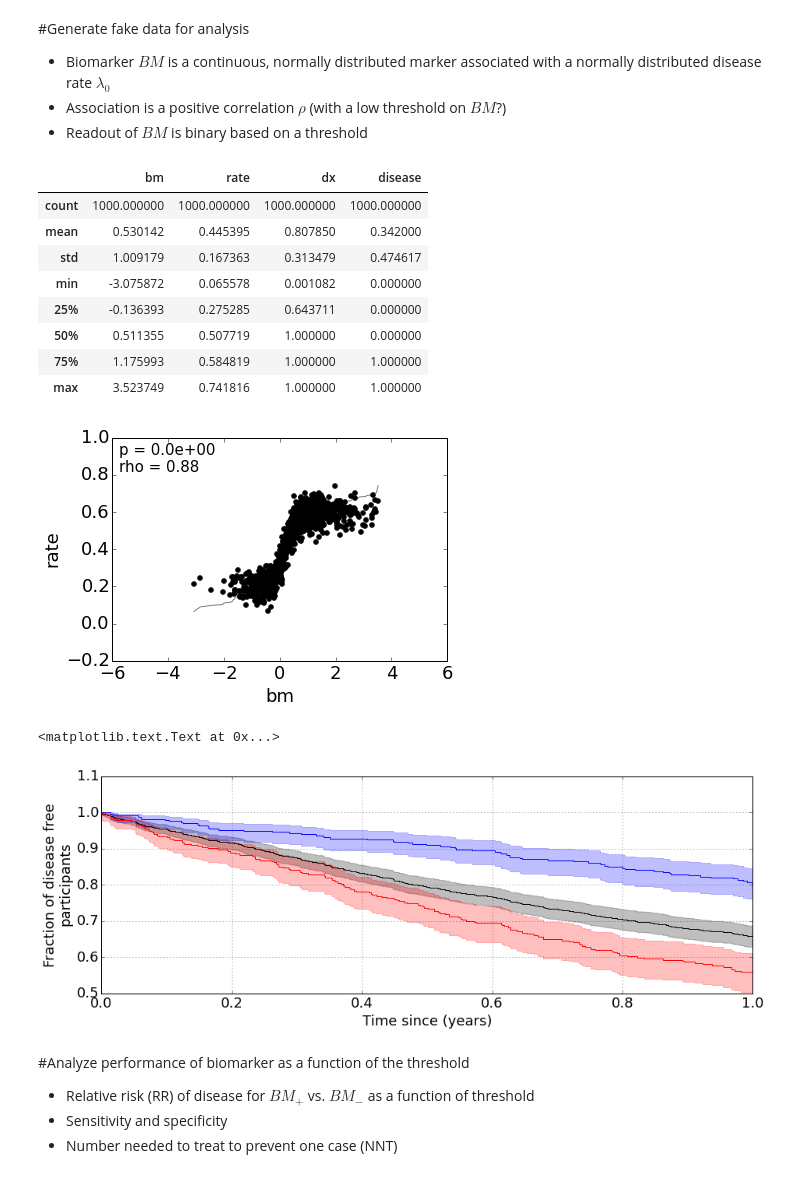
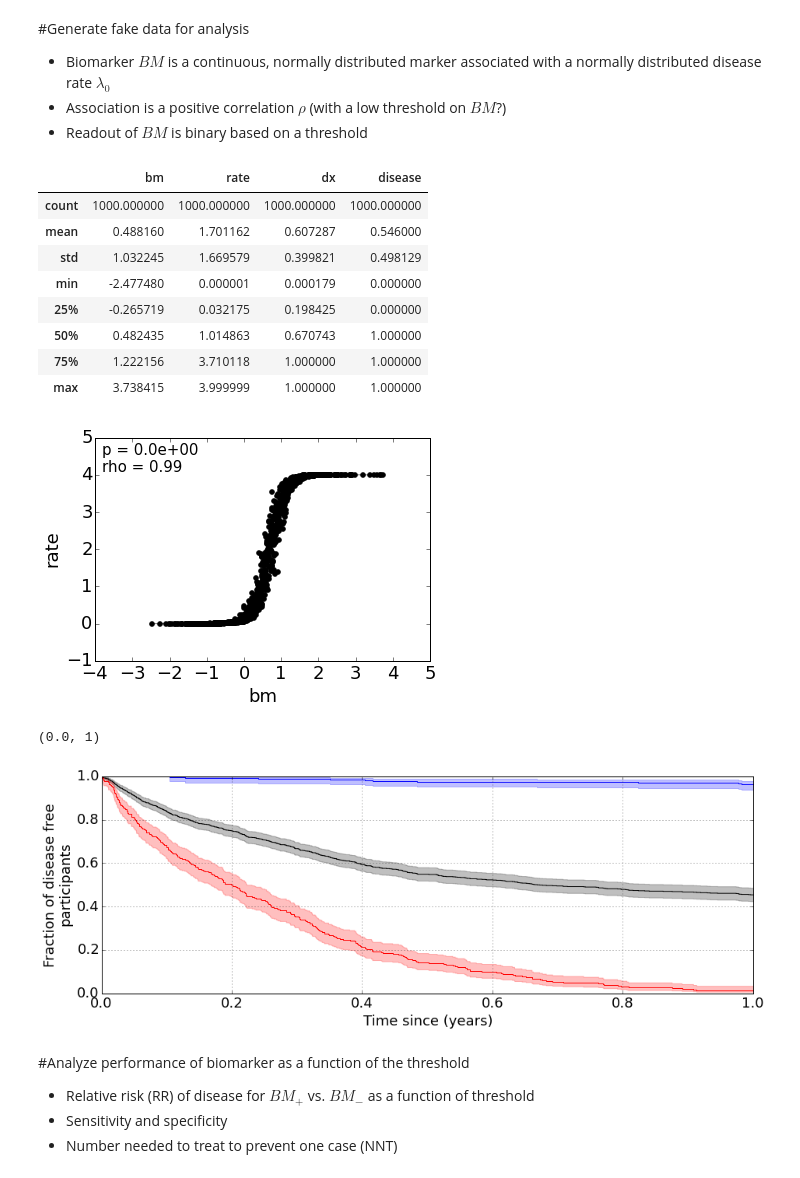
Before and after one commit to agartland/notebooks, a Jupyter notebook: Biomarker_performance.ipynb, the cells around one changed output. Drawn from its saved outputs; the diff is of its cells as text; code cells hidden in the pictures.

```diff
--- a/Biomarker_performance.ipynb
+++ b/Biomarker_performance.ipynb
@@ -31,7 +31,9 @@ raw[:,0] = randn(N) + 0.5
 #raw[:,1] = 5 * (raw[:,1]+1) ** 2.0
 #raw[:,1] = abs(0.02*(raw[:,0]+3.5)**2 + randn(N)/10)
 logistic = lambda L,k,x0,x: L /(1+exp(-k*(x-x0)))
-raw[:,1] = (logistic(4,5,0.2,raw[:,0]) + 0.5*randn(N) + 2)/10
+raw[:,1] = logistic(4,5,0.7,raw[:,0] + 0.1*randn(N))
+#raw[:,1] = (15-exp(-raw[:,0] + 0.2*randn(N)+0.3))/5
+
 df = pd.DataFrame(data=raw, columns=['bm','rate'])
 
 """RV for exponential PDF"""
@@ -47,40 +49,41 @@ HTML(df.describe().to_html())
 # %% [output]
 |  | bm | rate | dx | disease |
 | count | 1000.000000 | 1000.000000 | 1000.000000 | 1000.000000 |
-| mean | 0.530142 | 0.445395 | 0.807850 | 0.342000 |
-| std | 1.009179 | 0.167363 | 0.313479 | 0.474617 |
-| min | -3.075872 | 0.065578 | 0.001082 | 0.000000 |
-| 25% | -0.136393 | 0.275285 | 0.643711 | 0.000000 |
-| 50% | 0.511355 | 0.507719 | 1.000000 | 0.000000 |
-| 75% | 1.175993 | 0.584819 | 1.000000 | 1.000000 |
-| max | 3.523749 | 0.741816 | 1.000000 | 1.000000 |
+| mean | 0.488160 | 1.701162 | 0.607287 | 0.546000 |
+| std | 1.032245 | 1.669579 | 0.399821 | 0.498129 |
+| min | -2.477480 | 0.000001 | 0.000179 | 0.000000 |
+| 25% | -0.265719 | 0.032175 | 0.198425 | 0.000000 |
+| 50% | 0.482435 | 1.014863 | 0.670743 | 1.000000 |
+| 75% | 1.222156 | 3.710118 | 1.000000 | 1.000000 |
+| max | 3.738415 | 3.999999 | 1.000000 | 1.000000 |
 # %%
 scatterfit(df.bm,df.rate,method='spearman')
 # %% [output]
-[figure, old version]
+[figure, new version]
 # %%
 tertiles = df.bm.quantile([1/3.,2/3.]).values
 kmf = KaplanMeierFitter()
 
 figure(figsize=(15,5))
 axh = subplot(111)
 kmf.fit(durations = df.dx, event_observed = df.disease)
 kmf.plot_survival_function_(ax=axh,color = 'black')
 
 ind = df.bm>tertiles[1]
 kmf.fit(durations = df.dx.loc[ind], event_observed = df.disease.loc[ind])
 kmf.plot_survival_function_(ax=axh,color = 'red')
 
 ind = df.bm<tertiles[0]
 kmf.fit(durations = df.dx.loc[ind], event_observed = df.disease.loc[ind])
 kmf.plot_survival_function_(ax=axh,color = 'blue')
 
 axh.legend_.remove()
 ylabel('Fraction of disease free\nparticipants')
 xlabel('Time since (years)')
+ylim((0.0,1))
 # %% [output]
-<matplotlib.text.Text at 0x...>
+(0.0, 1)
-[figure, old version]
+[figure, new version]
 # %% [markdown]
 #Analyze performance of biomarker as a function of the threshold
  - Relative risk (RR) of disease for $BM_+$ vs. $BM_-$ as a function of threshold
```
Also changed, not shown: parts of 6 cells of this notebook.
